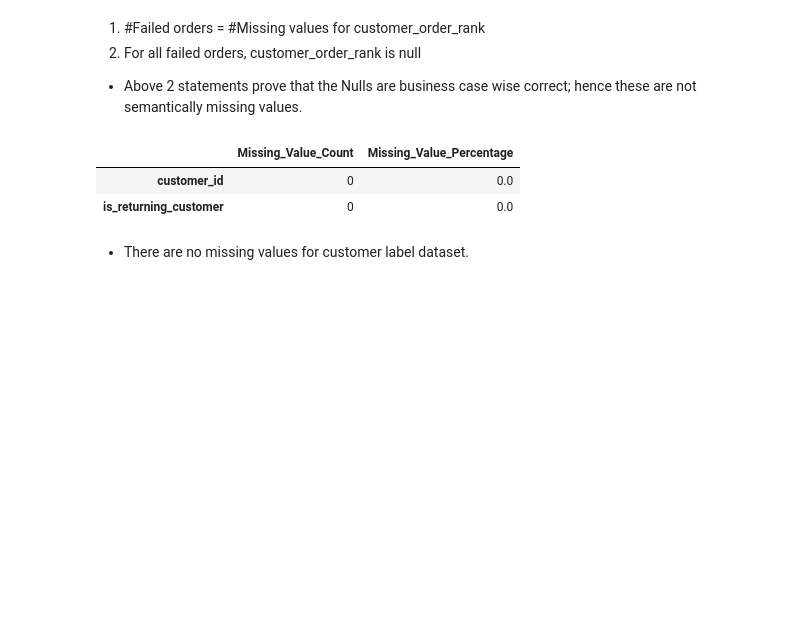
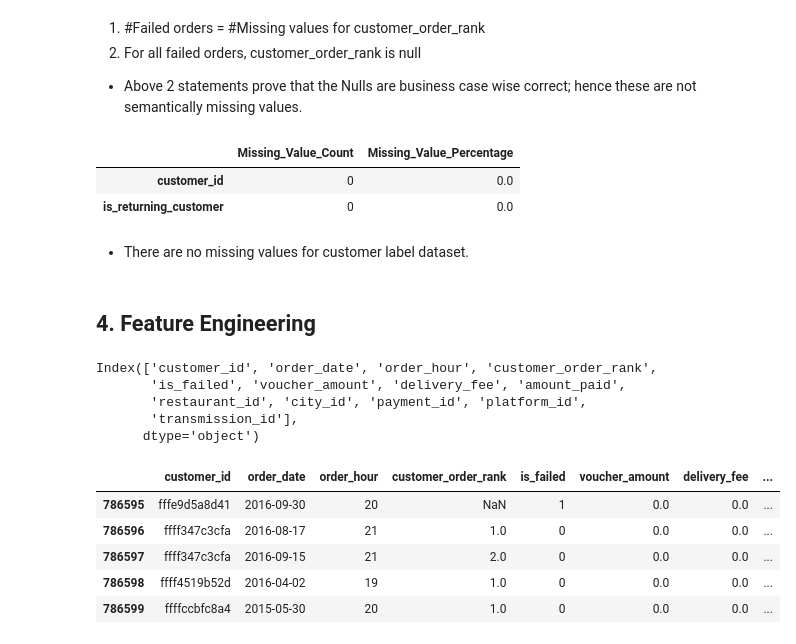
Before and after one commit to ashutosh3060/returning-customer-prediction, a Jupyter notebook: data_transformation.ipynb, the cells around one changed output. Cells and saved outputs as stored; diff of their text form; code cells hidden in the pictures; blank space fills up the shorter version.

Commit message:
Feature Engineering: Define list of features to be created

```diff
--- a/data_transformation.ipynb
+++ b/data_transformation.ipynb
@@ -245,3 +245,22 @@ null_perc_check(df_label)
 | is_returning_customer | 0 | 0.0 |
 # %% [markdown]
 * There are no missing values for customer label dataset.
+# %% [markdown]
+## 4. Feature Engineering
+# %%
+df.columns
+# %% [output]
+Index(['customer_id', 'order_date', 'order_hour', 'customer_order_rank',
+       'is_failed', 'voucher_amount', 'delivery_fee', 'amount_paid',
+       'restaurant_id', 'city_id', 'payment_id', 'platform_id',
+       'transmission_id'],
+      dtype='object')
+# %%
+df.tail(5)
+# %% [output]
+|  | customer_id | order_date | order_hour | customer_order_rank | is_failed | voucher_amount | delivery_fee | ... |
+| 786595 | fffe9d5a8d41 | 2016-09-30 | 20 | NaN | 1 | 0.0 | 0.0 | ... |
+| 786596 | ffff347c3cfa | 2016-08-17 | 21 | 1.0 | 0 | 0.0 | 0.0 | ... |
+| 786597 | ffff347c3cfa | 2016-09-15 | 21 | 2.0 | 0 | 0.0 | 0.0 | ... |
+| 786598 | ffff4519b52d | 2016-04-02 | 19 | 1.0 | 0 | 0.0 | 0.0 | ... |
+| 786599 | ffffccbfc8a4 | 2015-05-30 | 20 | 1.0 | 0 | 0.0 | 0.0 | ... |
```
Also changed, not shown: parts of 3 cells of this notebook.
